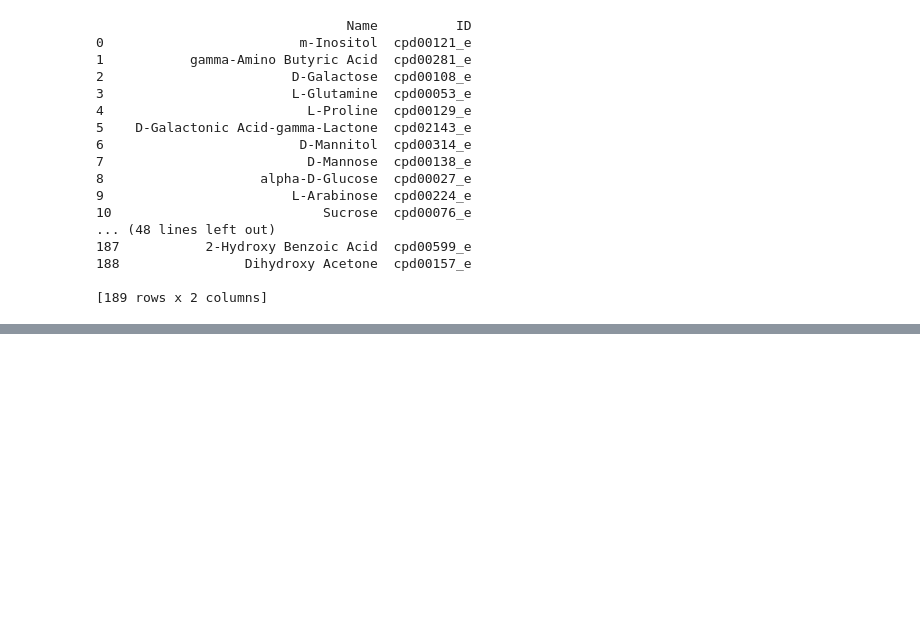
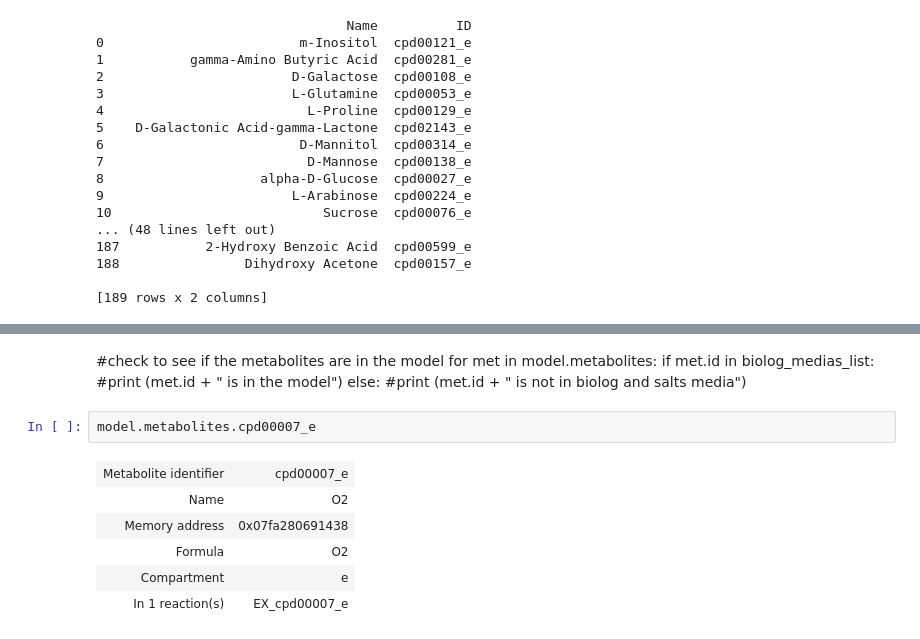
Before and after one commit to gregmedlock/psy_recon, a Jupyter notebook: bin/carbon_predictions.ipynb, the cells around one changed output, grey strips where cells are left out. Drawn from its saved outputs; the diff is of its cells as text; blank space fills up the shorter version.

```diff
--- a/bin/carbon_predictions.ipynb
+++ b/bin/carbon_predictions.ipynb
@@ -74,0 +99,16 @@ model.medium
+# %% [markdown]
+#check to see if the metabolites are in the model
+for met in model.metabolites:
+    if met.id in biolog_medias_list:
+        #print (met.id + " is in the model")
+    else:
+        #print (met.id + " is not in biolog and salts media")
+# %%
+model.metabolites.cpd00007_e
+# %% [output]
+| Metabolite identifier | cpd00007_e |
+| Name | O2 |
+| Memory address | 0x07fa280691438 |
+| Formula | O2 |
+| Compartment | e |
+| In 1 reaction(s) | EX_cpd00007_e |
```
Also changed, not shown: parts of 5 cells of this notebook.
